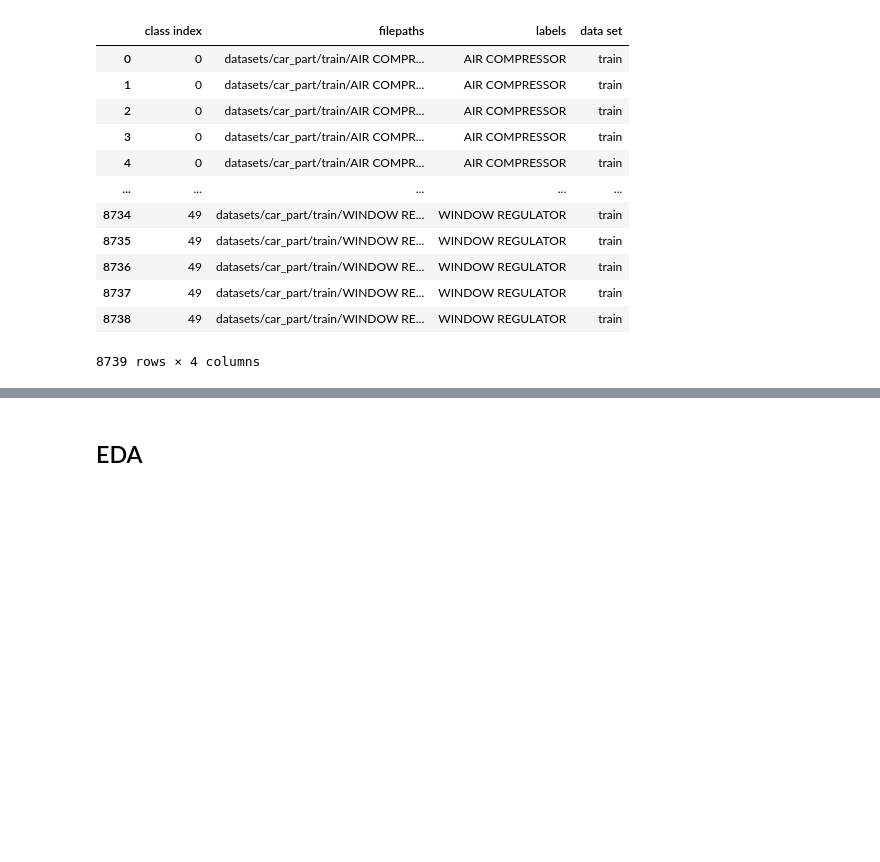
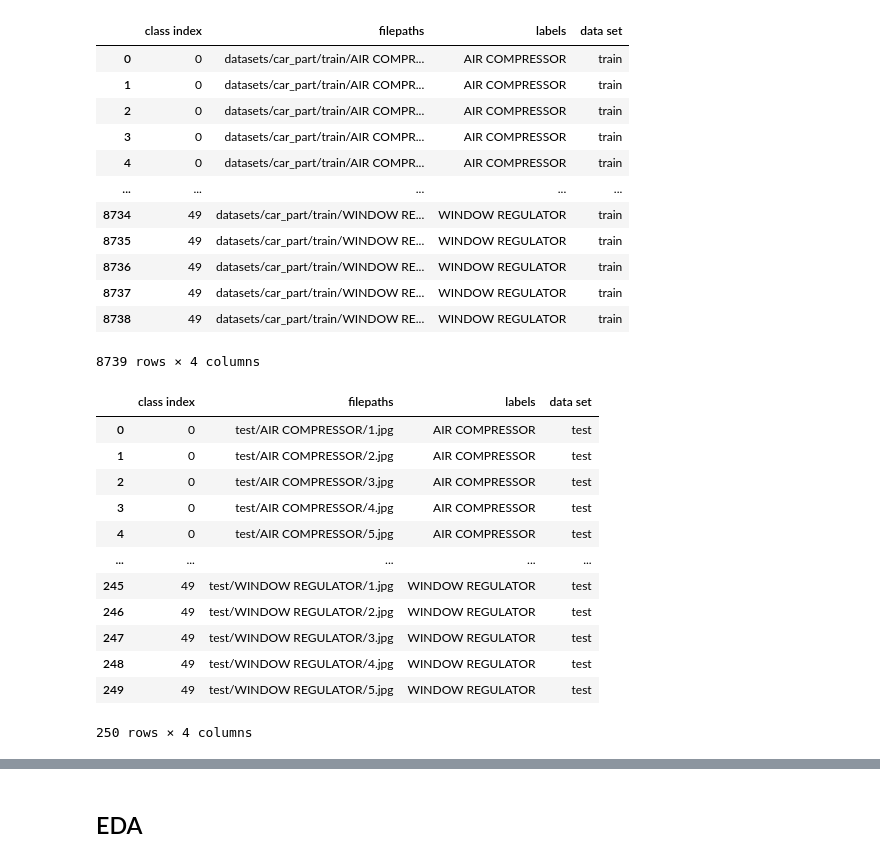
Before and after one commit to desracto/csci316-proj2, a Jupyter notebook: car-part.ipynb, the cells around one changed output, grey strips where cells are left out. Drawn from its saved outputs; the diff is of its cells as text; code cells hidden in the pictures; blank space fills up the shorter version.

```diff
--- a/car-part.ipynb
+++ b/car-part.ipynb
@@ -59,3 +59,20 @@ train_df
 | 8737 | 49 | datasets/car_part/train/WINDOW RE... | WINDOW REGULATOR | train |
 | 8738 | 49 | datasets/car_part/train/WINDOW RE... | WINDOW REGULATOR | train |
 8739 rows × 4 columns
+# %%
+test_df = pd.read_csv(DATASET_ROOT + "test_car.csv")
+test_df
+# %% [output]
+|  | class index | filepaths | labels | data set |
+| 0 | 0 | test/AIR COMPRESSOR/1.jpg | AIR COMPRESSOR | test |
+| 1 | 0 | test/AIR COMPRESSOR/2.jpg | AIR COMPRESSOR | test |
+| 2 | 0 | test/AIR COMPRESSOR/3.jpg | AIR COMPRESSOR | test |
+| 3 | 0 | test/AIR COMPRESSOR/4.jpg | AIR COMPRESSOR | test |
+| 4 | 0 | test/AIR COMPRESSOR/5.jpg | AIR COMPRESSOR | test |
+| ... | ... | ... | ... | ... |
+| 245 | 49 | test/WINDOW REGULATOR/1.jpg | WINDOW REGULATOR | test |
+| 246 | 49 | test/WINDOW REGULATOR/2.jpg | WINDOW REGULATOR | test |
+| 247 | 49 | test/WINDOW REGULATOR/3.jpg | WINDOW REGULATOR | test |
+| 248 | 49 | test/WINDOW REGULATOR/4.jpg | WINDOW REGULATOR | test |
+| 249 | 49 | test/WINDOW REGULATOR/5.jpg | WINDOW REGULATOR | test |
+250 rows × 4 columns
```
Also changed, not shown: parts of 25 cells of this notebook.
